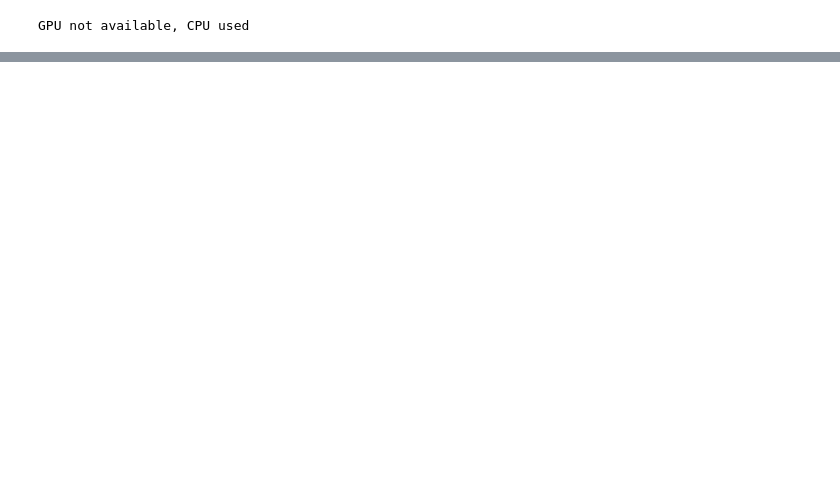
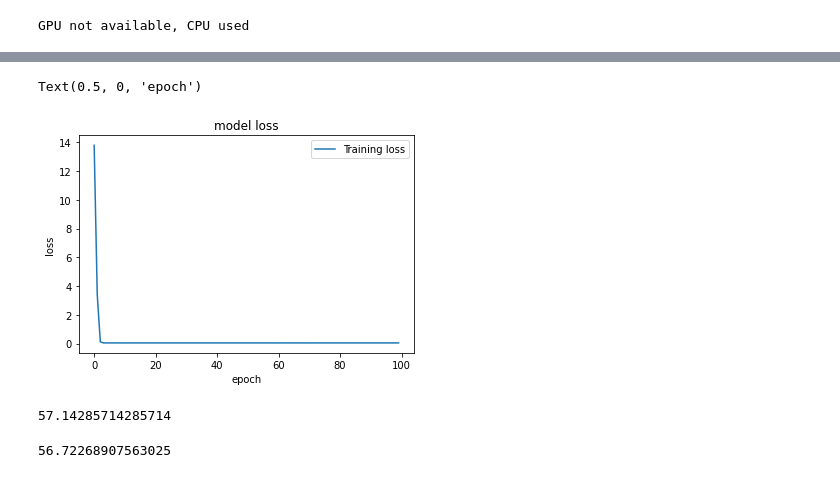
Before and after one commit to Aneruth/Spam_Detection, a Jupyter notebook: lstmTest.ipynb, the cells around one changed output, grey strips where cells are left out. Saved outputs shown, nothing was run; the diff lists cells and outputs as text; code cells hidden in the pictures; blank space fills up the shorter version.

```diff
--- a/lstmTest.ipynb
+++ b/lstmTest.ipynb
@@ -211,0 +213,18 @@ Epoch 990 accuracy(%) is 57.24789810180664
+# %%
+plt.plot(loss, label="Training loss")
+plt.legend()
+plt.title('model loss')
+plt.ylabel('loss')
+plt.xlabel('epoch')
+# %% [output]
+Text(0.5, 0, 'epoch')
+[figure, added]
+# %%
+# acc_val.unique()
+np.unique(acc_val)[0] * 100
+# %% [output]
+57.14285714285714
+# %%
+train_acc * 100
+# %% [output]
+56.72268907563025
```
Also changed, not shown: parts of 6 cells of this notebook, 22 other files.
